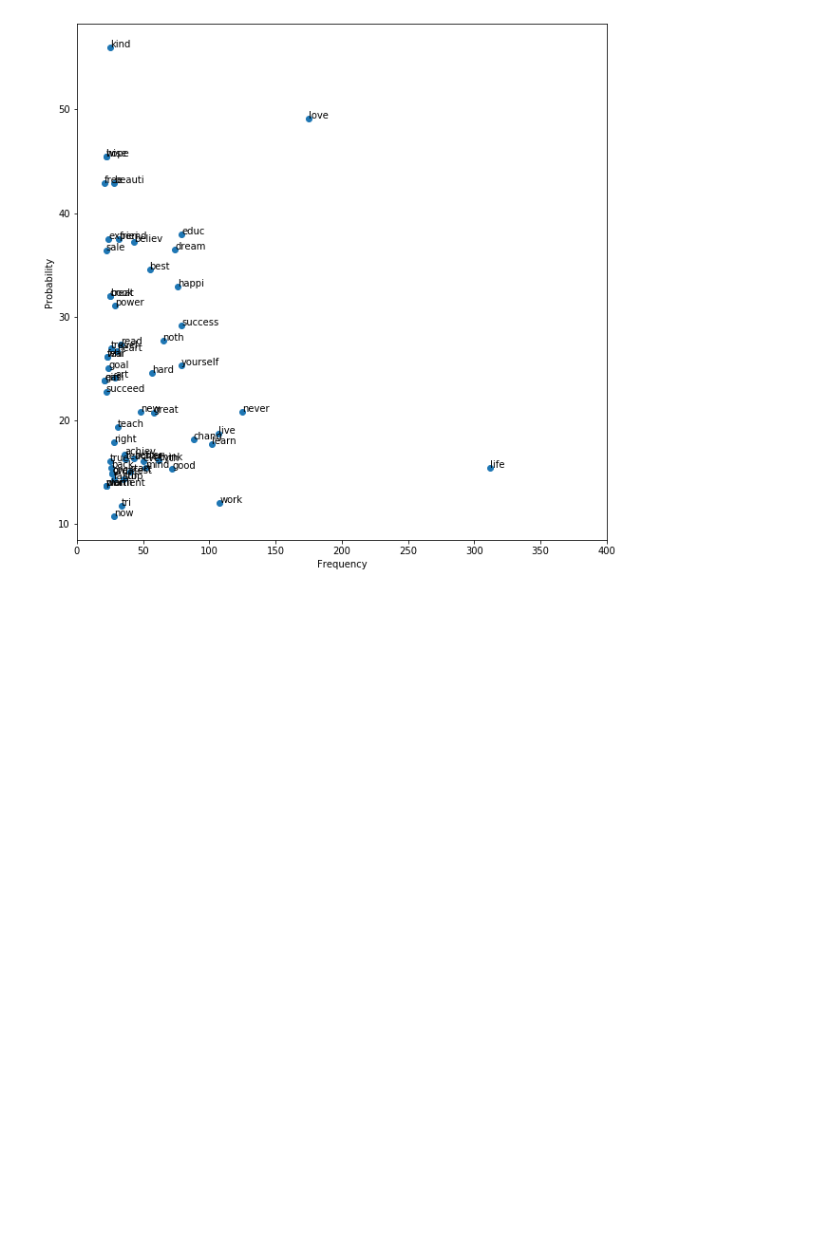
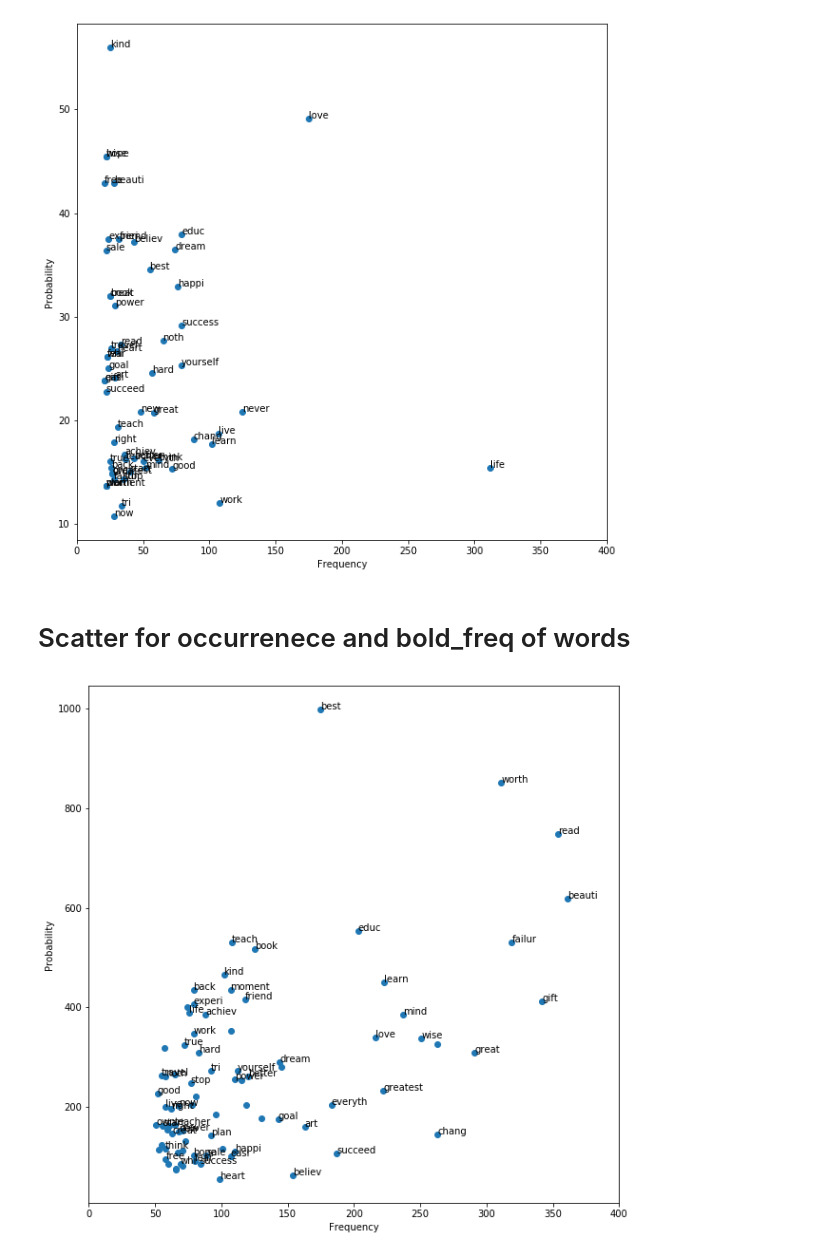
Before and after one commit to Rahgooy/emphasis, a Jupyter notebook: data_visualization.ipynb, the cells around one changed output. Cells and saved outputs as stored; diff of their text form; code cells hidden in the pictures; blank space fills up the shorter version.

Commit message:
occur & bold freq scatter plot added

```diff
--- a/data_visualization.ipynb
+++ b/data_visualization.ipynb
@@ -85,3 +85,26 @@ probs, freqs, words = calculate_freqs_probs(bold_occurrences_word,occurrences_wo
 scatter_plot(freqs,probs, words)
 # %% [output]
 [figure]
+# %% [markdown]
+# Scatter for occurrenece and bold_freq of words
+# %%
+_, word_lsts, _, bio_freqs, _, _  = rw.read_data("train.txt")
+# %%
+bio_freqs_word = defaultdict(int)
+for i in range(len(bio_freqs)):
+    for j in range(len(bio_freqs[i])):
+        bio = bio_freqs[i][j].split("|")
+        word_stem = stemmer().stem(word_lsts[i][j].lower())
+        bio_freqs_word[word_stem] += (int(bio[0]) + int(bio[1]))
+# %%
+bios_freq, words_freq, words = [], [], []
+for key, value in bio_freqs_word.items():
+    if value < 1000 and value > 50:
+        if occurrences_word[key] > 50 and occurrences_word[key] < 400:
+            bios_freq.append(value)
+            words_freq.append(occurrences_word[key])
+            words.append(key)
+# %%
+scatter_plot(words_freq, bios_freq, words)
+# %% [output]
+[figure, added]
```
